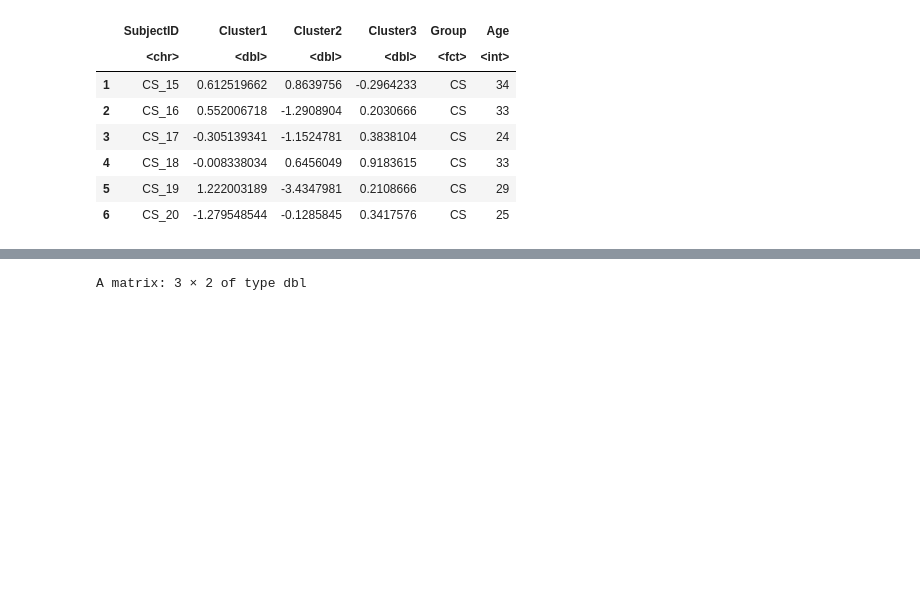
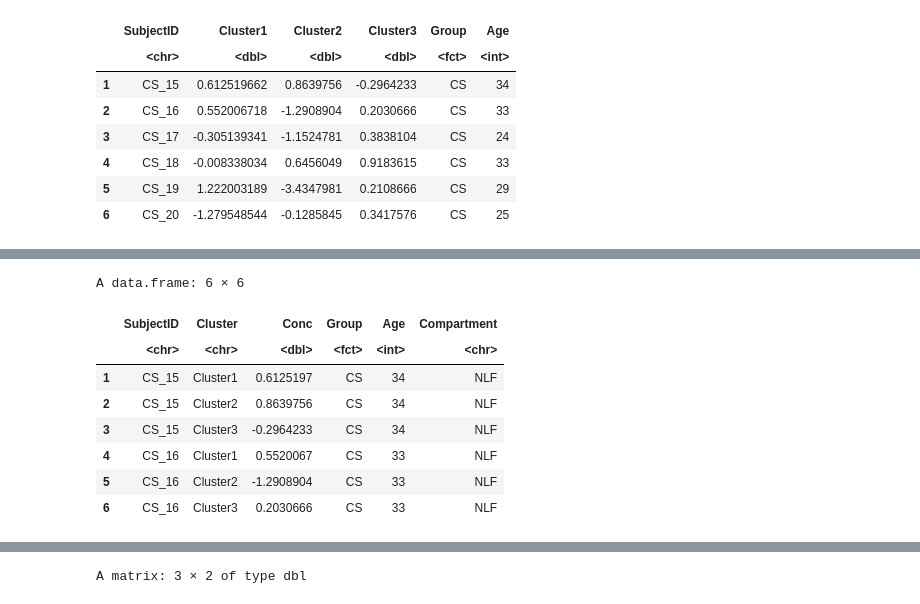
Before and after one commit to Ragerlab/Script_for_Cytokine-Signature-Clusters-as-a-Tool-to-Compare-Changes-associated-with-Tobacco-Product-, a Jupyter notebook: Cluster Distribution Comparison_ANOVA_ANCOVA (Table S5).ipynb, the cells around one changed output, grey strips where cells are left out. Saved outputs shown, nothing was run; the diff lists cells and outputs as text; code cells hidden in the pictures; blank space fills up the shorter version.

```diff
--- a/Cluster Distribution Comparison_ANOVA_ANCOVA (Table S5).ipynb
+++ b/Cluster Distribution Comparison_ANOVA_ANCOVA (Table S5).ipynb
@@ -314,0 +313,17 @@ A data.frame: 6 × 6
+# %%
+NLF_assumptions_df = eigen_NLF_scaled[,1:4] %>%
+    pivot_longer(-SubjectID, names_to = 'Cluster', values_to = 'Conc') %>%
+    inner_join(subjectinfo) %>%
+    select(SubjectID, Cluster, Conc, Group, Age)
+ELF_assumptions_df = eigen_ELF_scaled[,1:4] %>%
+    pivot_longer(-SubjectID, names_to = 'Cluster', values_to = 'Conc') %>%
+    inner_join(subjectinfo) %>%
+    select(SubjectID, Cluster, Conc, Group, Age)
+Sputum_assumptions_df = eigen_Sputum_scaled[,1:4] %>%
+    pivot_longer(-SubjectID, names_to = 'Cluster', values_to = 'Conc') %>%
+    inner_join(subjectinfo) %>%
+    select(SubjectID, Cluster, Conc, Group, Age)
+Serum_assumptions_df = eigen_Serum_scaled[,1:4] %>%
+    pivot_longer(-SubjectID, names_to = 'Cluster', values_to = 'Conc') %>%
+    inner_join(subjectinfo) %>%
+    select(SubjectID, Cluster, Conc, Group, Age)
@@ -314,0 +338,30 @@ A data.frame: 6 × 6
+# %%
+add_compartment = function(dataframe, compartment_name){
+    #"""
+    #Takes the dataframes already made from above and adds a column specifying the compartment.
+
+    #:param: compartment dataframe and compartment name
+    #:output: a 22x3 matrix containing mean, sd, and compartment for each cytokine.
+    #"""
+    Compartment = rep(compartment_name, times = length(dataframe$Cluster))
+    combined_df = cbind(dataframe,Compartment)
+    return(combined_df)
+}
+NLF_assumptions_df = add_compartment(NLF_assumptions_df,'NLF')
+ELF_assumptions_df = add_compartment(ELF_assumptions_df, 'ELF')
+Sputum_assumptions_df = add_compartment(Sputum_assumptions_df, 'Sputum')
+Serum_assumptions_df = add_compartment(Serum_assumptions_df, 'Serum')
+
+#combining into a single df
+assumptions_df = rbind(NLF_assumptions_df, ELF_assumptions_df, Sputum_assumptions_df, Serum_assumptions_df)
+head(assumptions_df)
+# %% [output]
+A data.frame: 6 × 6
+|  | SubjectID | Cluster | Conc | Group | Age | Compartment |
+|  | <chr> | <chr> | <dbl> | <fct> | <int> | <chr> |
+| 1 | CS_15 | Cluster1 | 0.6125197 | CS | 34 | NLF |
+| 2 | CS_15 | Cluster2 | 0.8639756 | CS | 34 | NLF |
+| 3 | CS_15 | Cluster3 | -0.2964233 | CS | 34 | NLF |
+| 4 | CS_16 | Cluster1 | 0.5520067 | CS | 33 | NLF |
+| 5 | CS_16 | Cluster2 | -1.2908904 | CS | 33 | NLF |
+| 6 | CS_16 | Cluster3 | 0.2030666 | CS | 33 | NLF |
```
Also changed, not shown: parts of 20 cells of this notebook.
